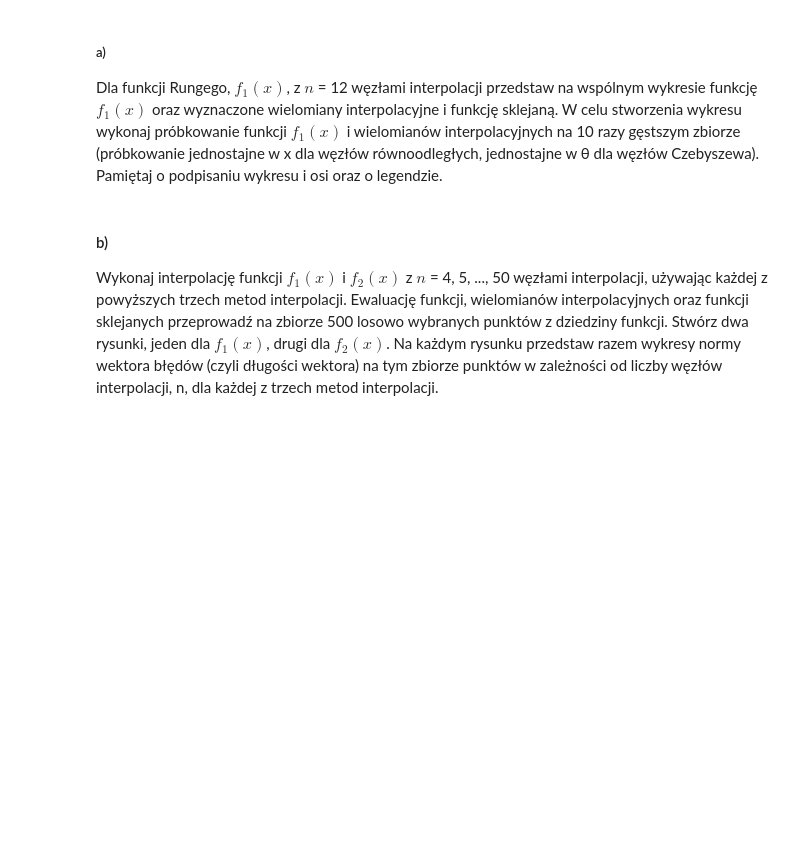
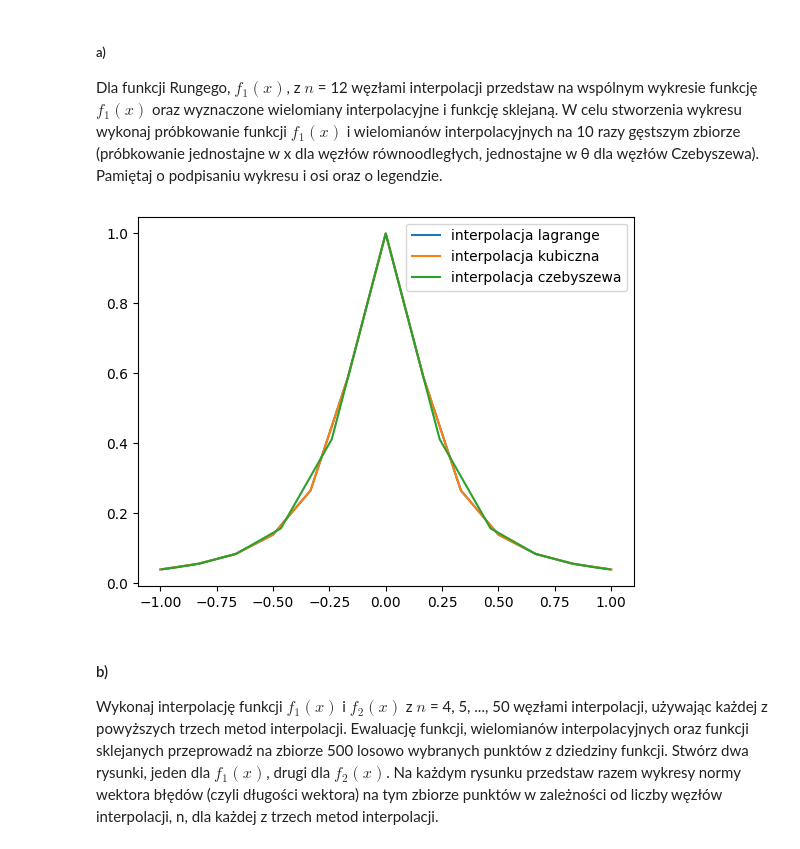
Before and after one commit to Fisieekk/MOwNiT, a Jupyter notebook: lab4/1.ipynb, the cells around one changed output. Saved outputs shown, nothing was run; the diff lists cells and outputs as text; code cells hidden in the pictures; blank space fills up the shorter version.

```diff
--- a/lab4/1.ipynb
+++ b/lab4/1.ipynb
@@ -65,3 +59,19 @@ ax.plot()
+# %%
+eq_nodes = equispaced_nodes(DOMAIN_1, 12)
+chbshv_nodes = chebyshev_nodes(DOMAIN_1, 12)
+
+runge_lagrange = lagrange_interpolation(eq_nodes, f_1(eq_nodes), eq_nodes)
+runge_cubic = CubicSpline(eq_nodes, f_1(eq_nodes))
+runge_chebyshev = lagrange_interpolation(chbshv_nodes, f_1(chbshv_nodes), chbshv_nodes)
+
+fig, ax = plt.subplots()
+ax.plot(eq_nodes, runge_lagrange, label="interpolacja lagrange")
+ax.plot(eq_nodes, runge_cubic(eq_nodes), label = "interpolacja kubiczna")
+ax.plot(chbshv_nodes, runge_chebyshev, label = "interpolacja czebyszewa")
+plt.legend()
+plt.show()
+# %% [output]
+[figure, added]
 # %% [markdown]
 #### b)
 
```
Also changed, not shown: parts of 2 cells of this notebook, 1 other file.
